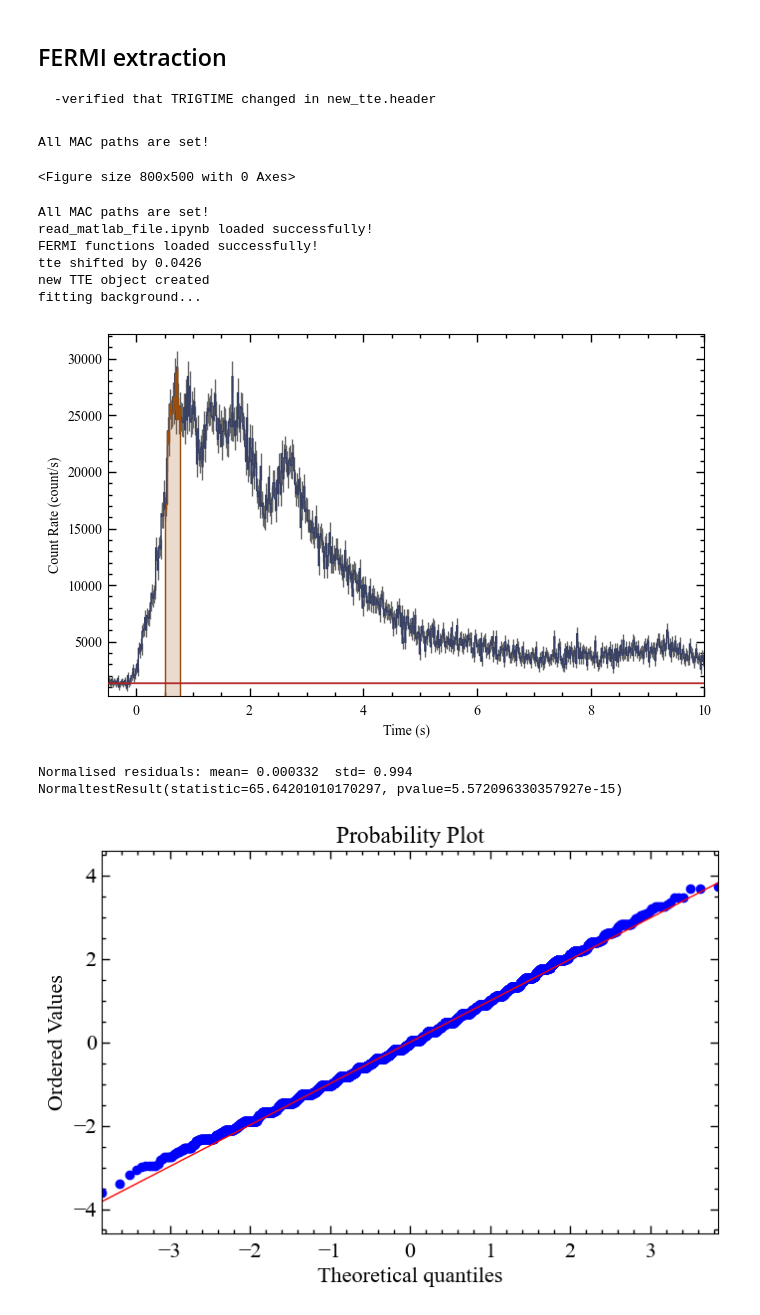
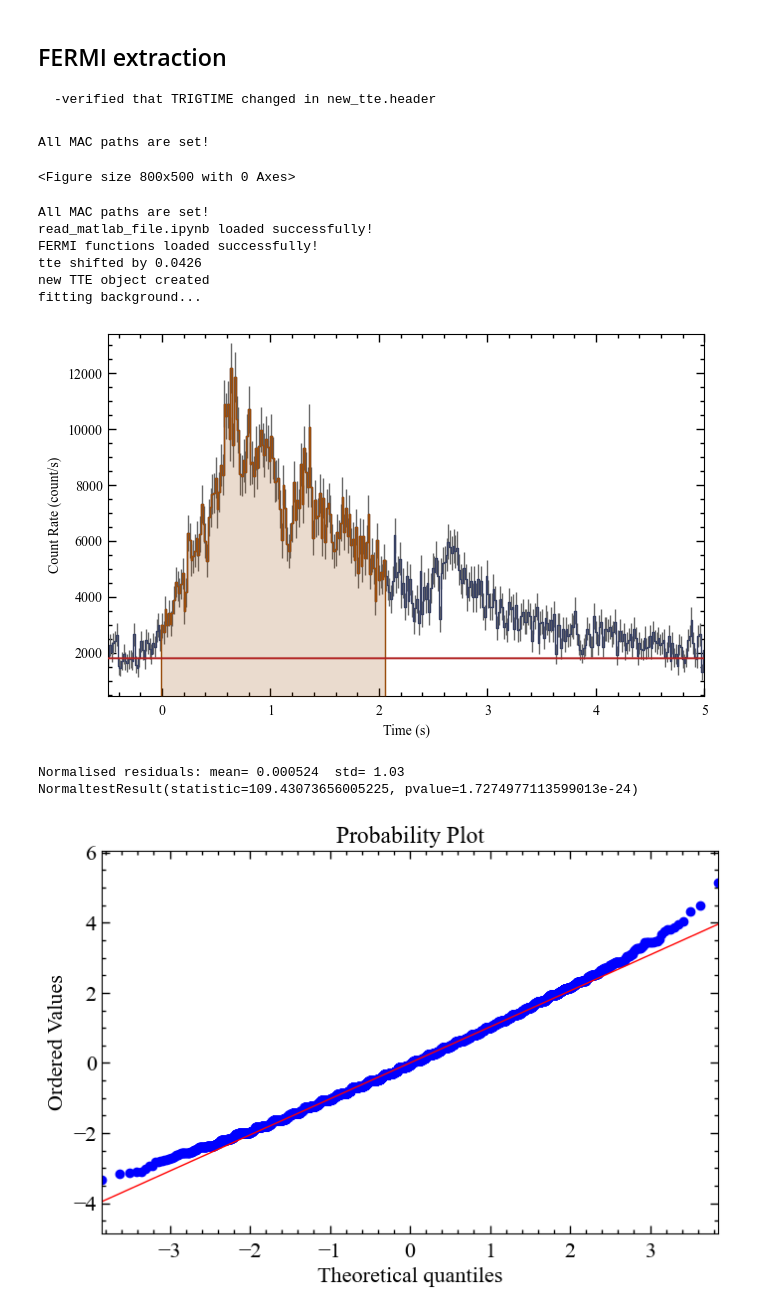
Before and after one commit to AndreasRamsli/GRB, a Jupyter notebook: xspec/GRB210619B/GRB210619B_extract.ipynb, the cells around one changed output. Saved outputs shown, nothing was run; the diff lists cells and outputs as text; code cells hidden in the pictures.

```diff
--- a/xspec/GRB210619B/GRB210619B_extract.ipynb
+++ b/xspec/GRB210619B/GRB210619B_extract.ipynb
@@ -504,7 +509,0 @@ plt.show() #evident that the asim lc must be shifted by ~ -0.6s
-# %%
-tte = TTE.open(fn_tte)
-tus_fermi = tte.data.time #+ tlagg_fermi
-print(f'tlagg fermi: {tlagg_fermi}')
-phaii = tte.to_phaii(bin_by_time,0.002,time_ref=0.0)
-erange = (350,4e4)
-lc_data = phaii.to_lightcurve(energy_range=erange)
@@ -698,10 +671,10 @@ generateRSP(RSP_dict=rsp_dict,DRM_fname=drmfname,bin_lo=bin_lo,bin_hi=bin_hi,the
 #need to create a new tte object, which is shifted by tlagg_kw_fermi
 %run /Users/andreas/phys/master/GRB/xspec/FERMI/fermi_functions.ipynb
 
-new_tte = createNewTTE(oldTTEObj=tte,tlagg=tlagg_kw_fermi,binsize=binsize,unit=unit,obj='GRB210619B',grb_ra=grb_ra,grb_dec=grb_dec)
+new_tte = createNewTTE(oldTTEObj=tte,tlagg=tlagg_fermi,binsize=binsize,unit=unit,obj='GRB210619B',grb_ra=grb_ra,grb_dec=grb_dec)
 phaii = new_tte.to_phaii(bin_by_time, binsize) #puls height amplitude of second type ii. i: sum along columns, ii: for all channels
 
-erange = (8, 1e3) #usually advised lower range. Standard passband
+erange = (350, 1e5) #usually advised lower range. Standard passband
 lc_data = phaii.to_lightcurve(energy_range=erange)
 
 print('fitting background...')
@@ -712,40 +685,40 @@ backfitter.fit(order=2) #increase order to 2 when you have a large interval
 bkgd = backfitter.interpolate_bins(phaii.data.tstart, phaii.data.tstop)
 lc_bkgd = bkgd.integrate_energy(*erange)
 lcplot = Lightcurve(data=lc_data, background=lc_bkgd)
-src_time = (0.512,0.768)
-view_range = (-0.5,10)
+src_time = (0.0,2.048)
+view_range = (-0.5,5)
 src_lc = phaii.to_lightcurve(time_range=src_time, energy_range=erange)
 lcplot.xlim = view_range
 lcplot.add_selection(src_lc)
 plt.show()
 
 # Define normalised residuals and test their compatibility with a standardized normal distribution
 isel = np.where( ((lc_data.centroids>bkgd_times[0][0]) & (lc_data.centroids<bkgd_times[0][1])) | ((lc_data.centroids>bkgd_times[1][0]) & (lc_data.centroids<bkgd_times[1][1])) )[0]
 isel_bkg = np.where( ((lc_bkgd.time_centroids>bkgd_times[0][0]) & (lc_bkgd.time_centroids<bkgd_times[0][1])) | ((lc_bkgd.time_centroids>bkgd_times[1][0]) & (lc_bkgd.time_centroids<bkgd_times[1][1])) )[0]
 if np.all(isel == isel_bkg):
     norm_res = (lc_data.counts[isel]-lc_bkgd.counts[isel_bkg])/np.sqrt(lc_bkgd.counts[isel_bkg])
     print("Normalised residuals: mean= {:.3g}  std= {:.3g}".format(norm_res.mean(),norm_res.std()))
    # QQ plot to test normality
     import pylab
     import scipy.stats as stats
     plt.cla()
     stats.probplot(norm_res, dist="norm",plot=pylab)
     from scipy.stats import normaltest
     print(normaltest(norm_res))
     plt.show()
 #mu=0 std= 1 good, make sure the red line is not far frow the blue scatter plots
 # %% [output]
 All MAC paths are set!
 <Figure size 800x500 with 0 Axes>
 All MAC paths are set!
 read_matlab_file.ipynb loaded successfully!
 FERMI functions loaded successfully!
 tte shifted by 0.0426
 new TTE object created
 fitting background...
-[figure, old version]
+[figure, new version]
-Normalised residuals: mean= 0.000332  std= 0.994
-NormaltestResult(statistic=65.64201010170297, pvalue=5.572096330357927e-15)
+Normalised residuals: mean= 0.000524  std= 1.03
+NormaltestResult(statistic=109.43073656005225, pvalue=1.7274977113599013e-24)
-[figure, old version]
+[figure, new version]
 # %%
 GRB_id = 'FERMI_GRB210619B'
```
Also changed, not shown: parts of 40 cells of this notebook, 45 other files.
